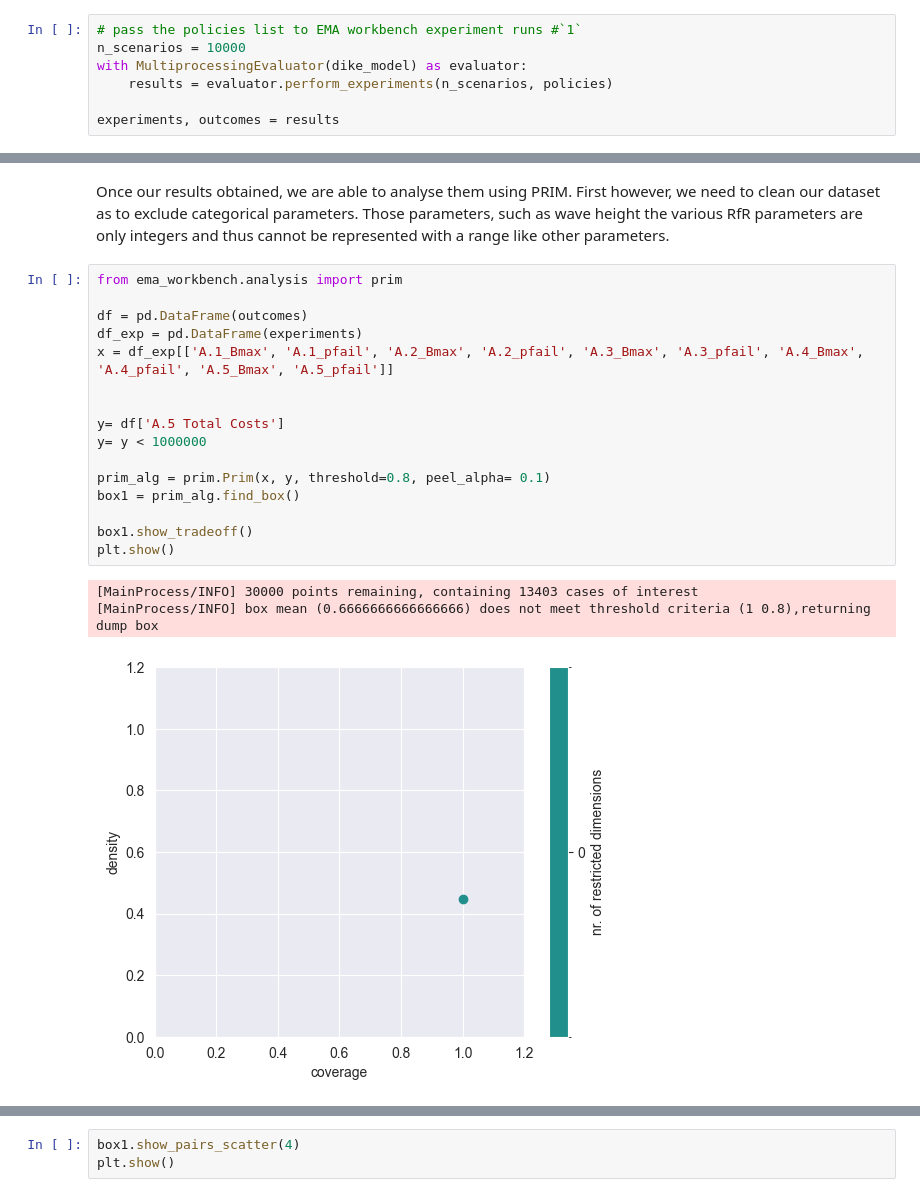
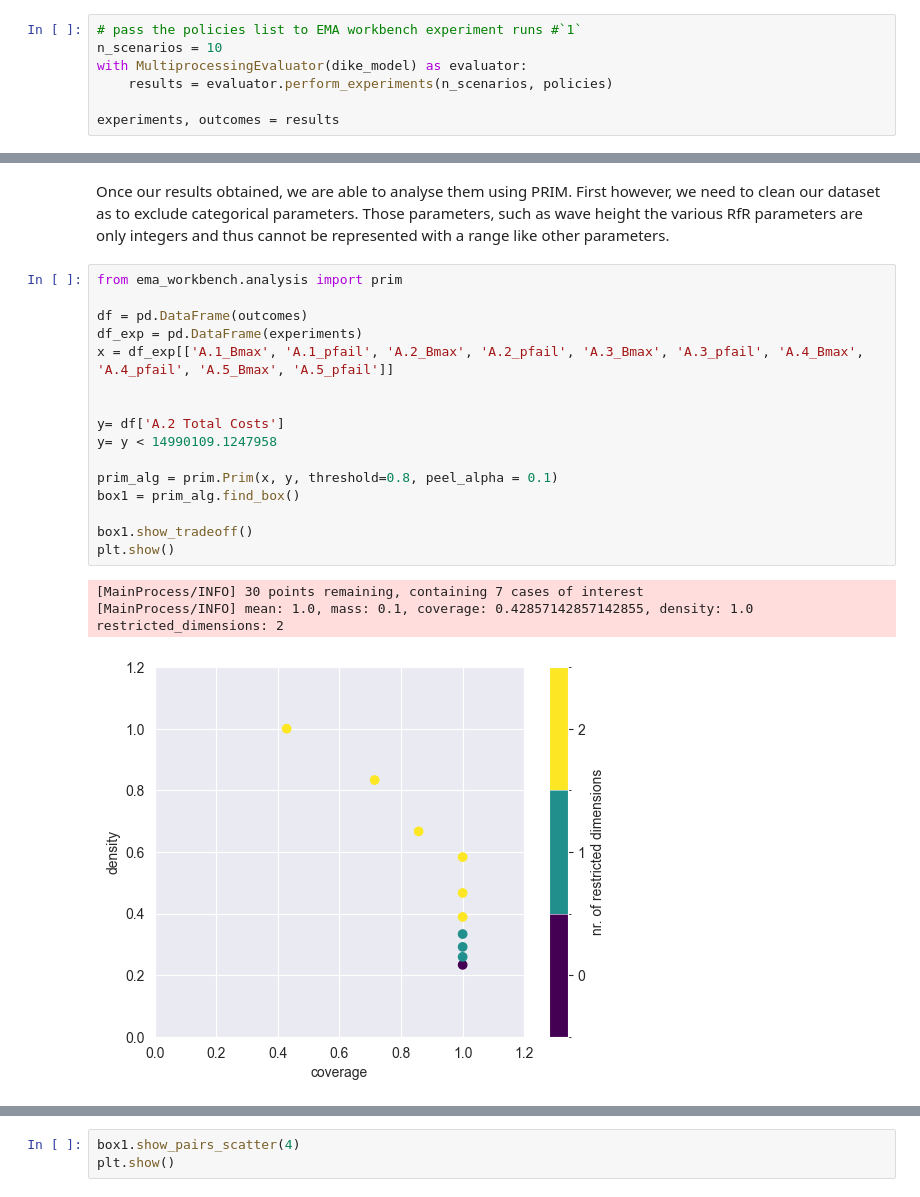
Before and after one commit to TanguiLG/Group13MBDM, a Jupyter notebook: Class Content/final assignment/PRIM.ipynb, the cells around one changed output, grey strips where cells are left out. Cells and saved outputs as stored; diff of their text form.

Commit message:
Updated PRIM

```diff
--- a/Class Content/final assignment/PRIM.ipynb
+++ b/Class Content/final assignment/PRIM.ipynb
@@ -50,7 +50,7 @@ policies = [
 ]
 # %%
 # pass the policies list to EMA workbench experiment runs #`1`
-n_scenarios = 10000
+n_scenarios = 10
 with MultiprocessingEvaluator(dike_model) as evaluator:
     results = evaluator.perform_experiments(n_scenarios, policies)
 
@@ -106,23 +110,23 @@ Once our results obtained, we are able to analyse them using PRIM. First however
 # %%
 from ema_workbench.analysis import prim
 
 df = pd.DataFrame(outcomes)
 df_exp = pd.DataFrame(experiments)
 x = df_exp[['A.1_Bmax', 'A.1_pfail', 'A.2_Bmax', 'A.2_pfail', 'A.3_Bmax', 'A.3_pfail', 'A.4_Bmax',  'A.4_pfail', 'A.5_Bmax', 'A.5_pfail']]
 
 
-y= df['A.5 Total Costs']
-y= y < 1000000
+y= df['A.2 Total Costs']
+y= y < 14990109.1247958
 
-prim_alg = prim.Prim(x, y, threshold=0.8, peel_alpha= 0.1)
+prim_alg = prim.Prim(x, y, threshold=0.8, peel_alpha = 0.1)
 box1 = prim_alg.find_box()
 
 box1.show_tradeoff()
 plt.show()
 # %% [output]
-[MainProcess/INFO] 30000 points remaining, containing 13403 cases of interest
-[MainProcess/INFO] box mean (0.6666666666666666) does not meet threshold criteria (1 0.8),returning dump box
+[MainProcess/INFO] 30 points remaining, containing 7 cases of interest
+[MainProcess/INFO] mean: 1.0, mass: 0.1, coverage: 0.42857142857142855, density: 1.0 restricted_dimensions: 2
-[figure, old version]
+[figure, new version]
 # %%
 box1.inspect(style='graph')
 plt.show()
```
Also changed, not shown: parts of 4 cells of this notebook, 12 other files.
